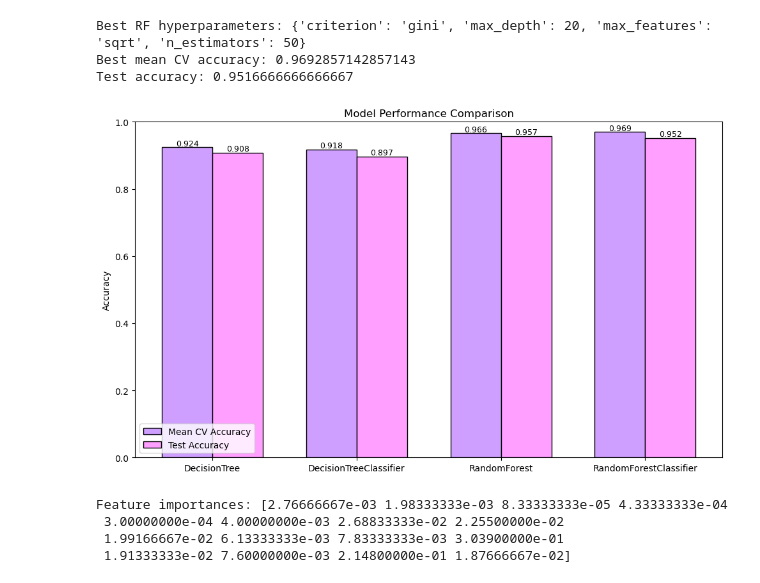
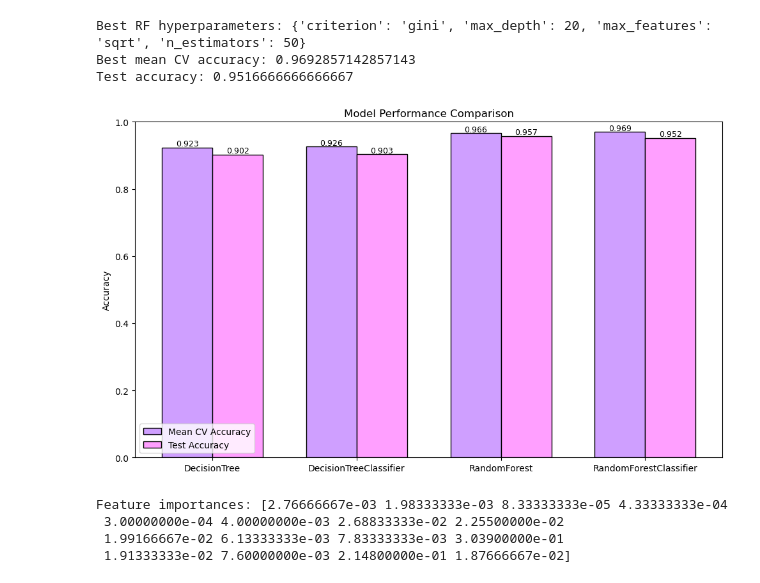
Before and after one commit to Hannarasmussen/INF264-Project-1-H25, a Jupyter notebook: run_experiments.ipynb, the cells around one changed output. Cells and saved outputs as stored; diff of their text form; code cells hidden in the pictures.

```diff
--- a/run_experiments.ipynb
+++ b/run_experiments.ipynb
@@ -194,43 +194,43 @@ models = [
 ]
 
 cv_scores = [
-    0.9243,  # DecisionTree
-    0.9179,  # DecisionTreeClassifier
+    0.9229,  # DecisionTree
+    0.9257,  # DecisionTreeClassifier
     0.9657,  # RandomForest
     0.9693,  # RandomForestClassifier
 ]
 
 test_scores = [
-    0.9083,
-    0.8967,
+    0.9017,
+    0.9033,
     0.9567,
     0.9517,
 ]
 
 x = np.arange(len(models))
 width = 0.35
 
 
 plt.figure(figsize=(10, 6))
 plt.bar(x - width/2, cv_scores, width, label="Mean CV Accuracy", color="#CF9FFF", edgecolor='black')
 plt.bar(x + width/2, test_scores, width, label="Test Accuracy", color="#FF9FFF", edgecolor='black')
 
 
 plt.ylabel("Accuracy")
 plt.title("Model Performance Comparison")
 plt.xticks(x, models)
 plt.ylim(0.0, 1.0)
 plt.legend()
 
 for i, v in enumerate(cv_scores):
     plt.text(i - width/2, v + 0.005, f"{v:.3f}", ha="center", fontsize=9)
 for i, v in enumerate(test_scores):
     plt.text(i + width/2, v + 0.005, f"{v:.3f}", ha="center", fontsize=9)
 
 plt.tight_layout()
 plt.show()
 # %% [output]
-[figure, old version]
+[figure, new version]
 # %%
 result = permutation_importance(
     estimator=grid_rf.best_estimator_,
```
Also changed, not shown: parts of 3 cells of this notebook, 1 other file.
